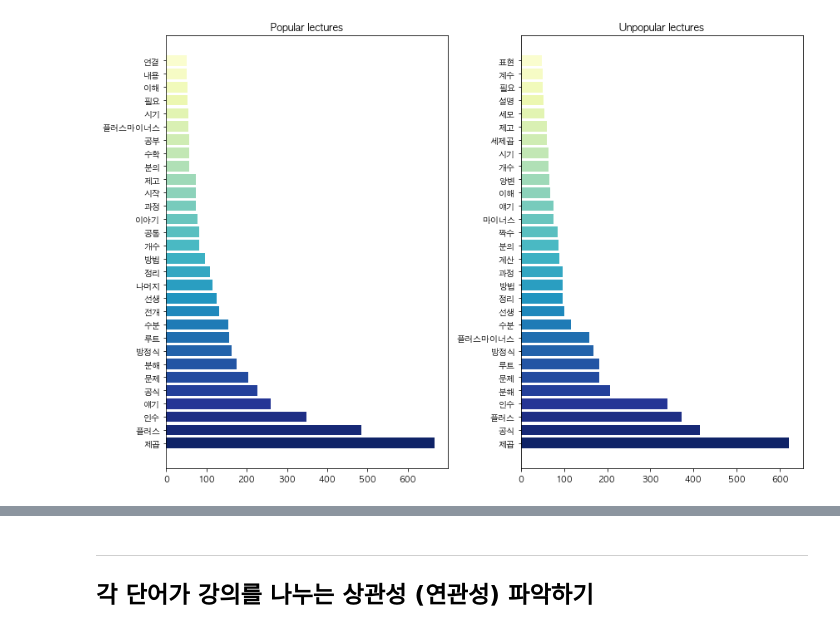
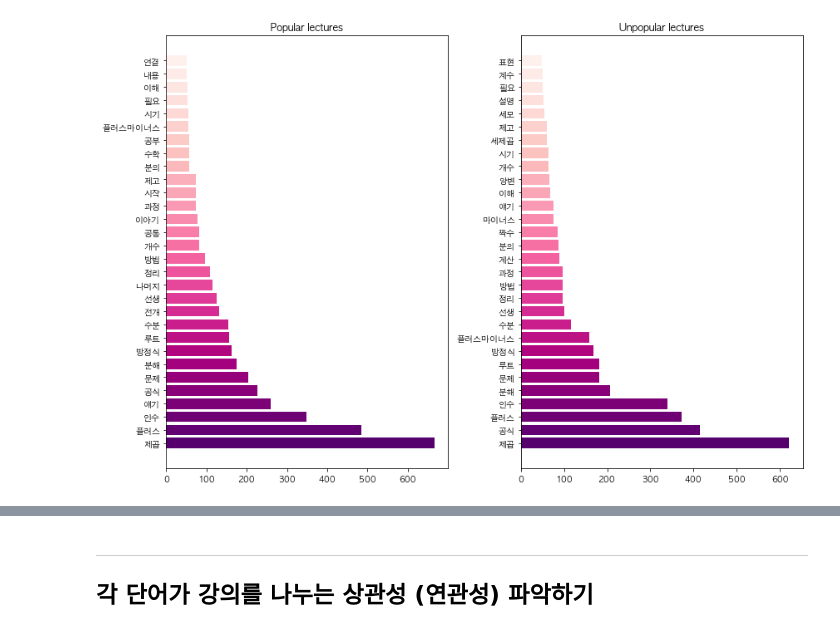
Before and after one commit to LBR56/genia-project, a Jupyter notebook: DA/Frequency/Frequency.ipynb, the cells around one changed output, grey strips where cells are left out. Saved outputs shown, nothing was run; the diff lists cells and outputs as text; code cells hidden in the pictures.

```diff
--- a/DA/Frequency/Frequency.ipynb
+++ b/DA/Frequency/Frequency.ipynb
@@ -56,27 +56,27 @@ def top_n_common_dict(top_n, counter):
 # %%
 top_30_po_common = top_n_common_dict(30, po_nouns_counter)
 top_30_unpo_common = top_n_common_dict(30, unpo_nouns_counter)
 
 y_pos = np.arange(len(top_30_po_common))
-colors = sns.color_palette('YlGnBu',len(top_30_po_common))[::-1]
+colors = sns.color_palette('RdPu',len(top_30_po_common))[::-1]
 plt.figure(figsize=(12,8))
 
 plt.subplot(1,2,1)
 plt.barh(y_pos, top_30_po_common.values(), color=colors)
 plt.title('Popular lectures')
 plt.yticks(y_pos, top_30_po_common.keys())
 
 
 plt.subplot(1,2,2)
 plt.barh(y_pos, top_30_unpo_common.values(), color=colors)
 plt.title('Unpopular lectures')
 plt.yticks(y_pos, top_30_unpo_common.keys())
 
 
 plt.tight_layout()
 plt.show()
 # %% [output]
-[figure, old version]
+[figure, new version]
 # %%
 def color_func(word, font_size, position,orientation,random_state=None, **kwargs):
     return("hsl({:d},{:d}%, {:d}%)".format(np.random.randint(212,313),np.random.randint(26,32),np.random.randint(45,80)))
```
Also changed, not shown: parts of 54 cells of this notebook, 46 other files.
